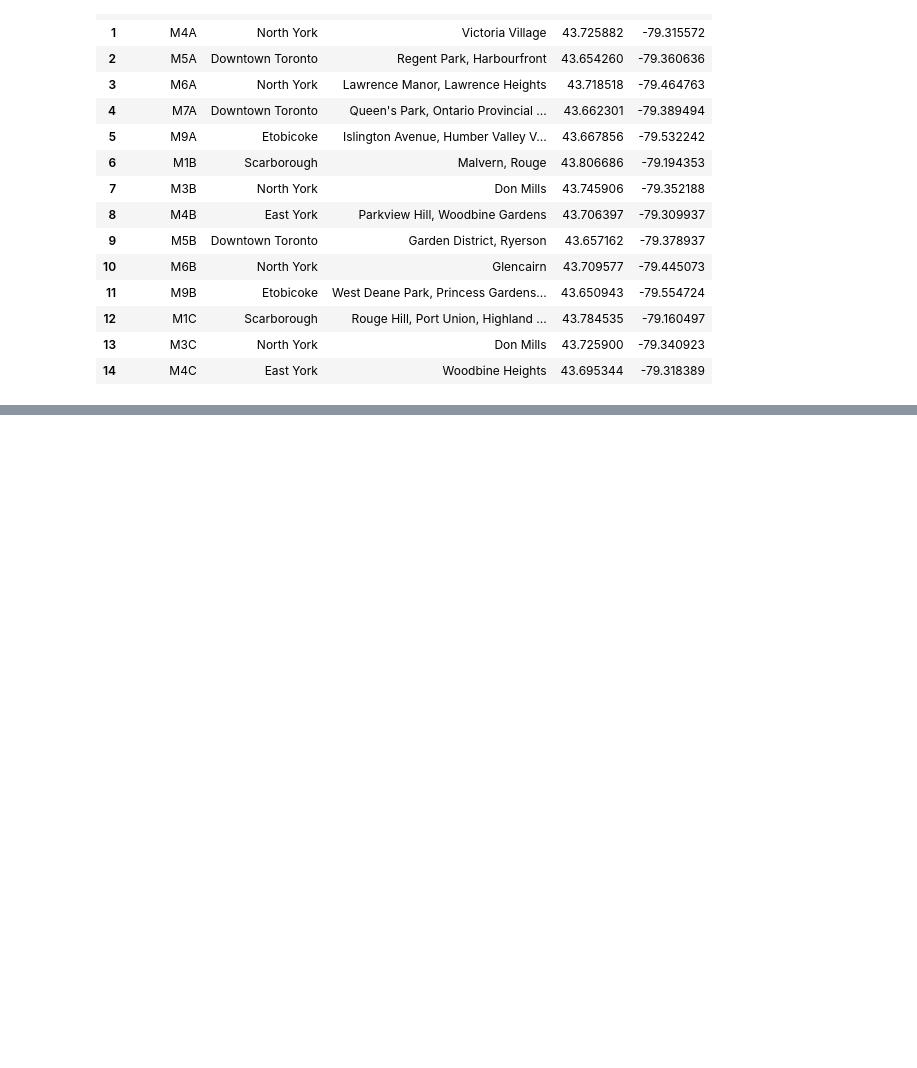
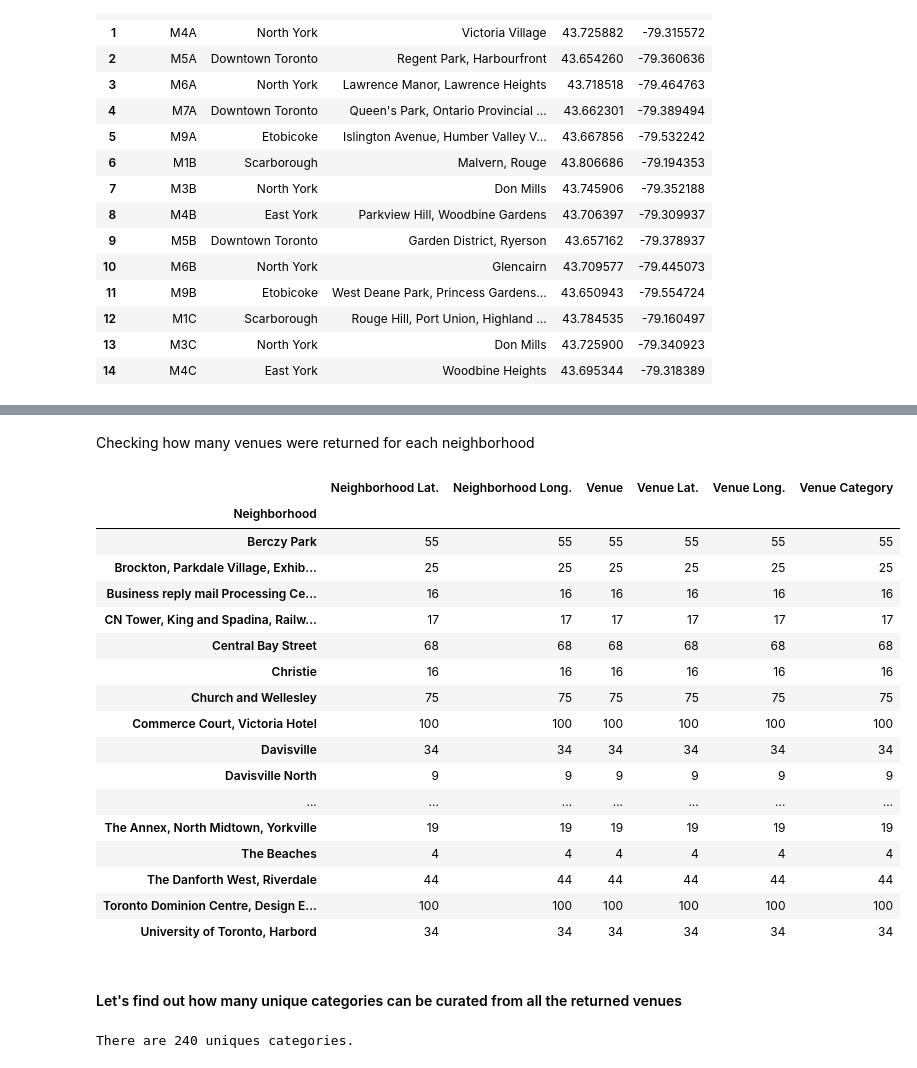
Before and after one commit to luisfhenriques/Coursera-Capstone, a Jupyter notebook: W3/W3 - Toronto Neighbourhoods.ipynb, the cells around one changed output, grey strips where cells are left out. Drawn from its saved outputs; the diff is of its cells as text; code cells hidden in the pictures; blank space fills up the shorter version.

```diff
--- a/W3/W3 - Toronto Neighbourhoods.ipynb
+++ b/W3/W3 - Toronto Neighbourhoods.ipynb
@@ -175,0 +343,29 @@ df_merged.head(15)
+# %% [markdown]
+Checking how many venues were returned for each neighborhood
+# %%
+toronto_venues.groupby('Neighborhood').count()
+# %% [output]
+|  | Neighborhood Lat. | Neighborhood Long. | Venue | Venue Lat. | Venue Long. | Venue Category |
+| Neighborhood |  |  |  |  |  |  |
+| Berczy Park | 55 | 55 | 55 | 55 | 55 | 55 |
+| Brockton, Parkdale Village, Exhib... | 25 | 25 | 25 | 25 | 25 | 25 |
+| Business reply mail Processing Ce... | 16 | 16 | 16 | 16 | 16 | 16 |
+| CN Tower, King and Spadina, Railw... | 17 | 17 | 17 | 17 | 17 | 17 |
+| Central Bay Street | 68 | 68 | 68 | 68 | 68 | 68 |
+| Christie | 16 | 16 | 16 | 16 | 16 | 16 |
+| Church and Wellesley | 75 | 75 | 75 | 75 | 75 | 75 |
+| Commerce Court, Victoria Hotel | 100 | 100 | 100 | 100 | 100 | 100 |
+| Davisville | 34 | 34 | 34 | 34 | 34 | 34 |
+| Davisville North | 9 | 9 | 9 | 9 | 9 | 9 |
+| ... | ... | ... | ... | ... | ... | ... |
+| The Annex, North Midtown, Yorkville | 19 | 19 | 19 | 19 | 19 | 19 |
+| The Beaches | 4 | 4 | 4 | 4 | 4 | 4 |
+| The Danforth West, Riverdale | 44 | 44 | 44 | 44 | 44 | 44 |
+| Toronto Dominion Centre, Design E... | 100 | 100 | 100 | 100 | 100 | 100 |
+| University of Toronto, Harbord | 34 | 34 | 34 | 34 | 34 | 34 |
+# %% [markdown]
+#### Let's find out how many unique categories can be curated from all the returned venues
+# %%
+print('There are {} uniques categories.'.format(len(toronto_venues['Venue Category'].unique())))
+# %% [output]
+There are 240 uniques categories.
```
Also changed, not shown: parts of 35 cells of this notebook.
